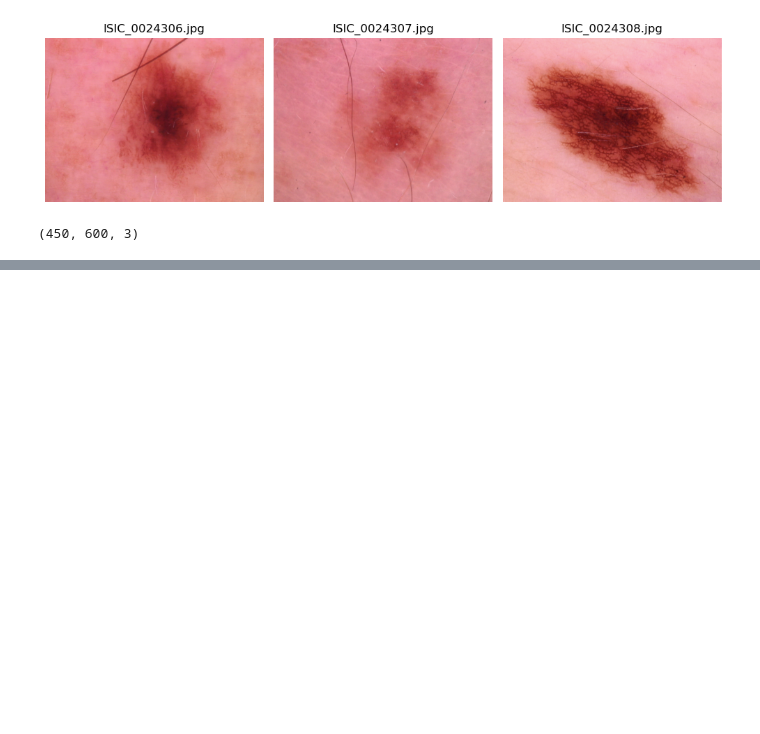
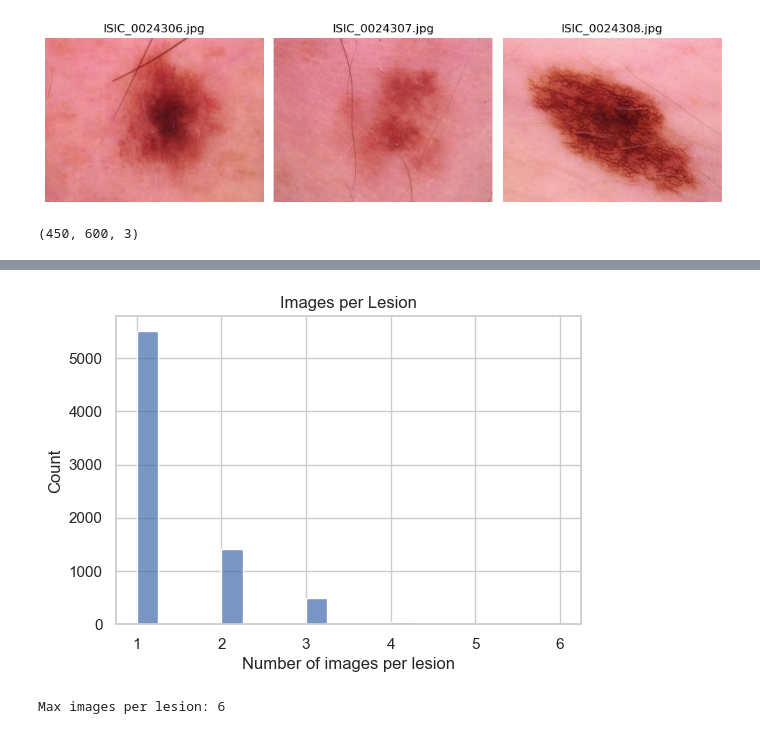
Before and after one commit to NicholasBorch/Bachelor-Project, a Jupyter notebook: EDA/HAM10000_EDA.ipynb, the cells around one changed output, grey strips where cells are left out. Saved outputs shown, nothing was run; the diff lists cells and outputs as text; code cells hidden in the pictures; blank space fills up the shorter version.

```diff
--- a/EDA/HAM10000_EDA.ipynb
+++ b/EDA/HAM10000_EDA.ipynb
@@ -40,0 +119,15 @@ image_arrays[0].shape
+# %%
+# Images per lesion
+
+lesion_image_counts = df.groupby("lesion_id")["image_id"].count()
+
+plt.figure(figsize=(6,4))
+sns.histplot(lesion_image_counts, bins=20)
+plt.title("Images per Lesion")
+plt.xlabel("Number of images per lesion")
+plt.show()
+
+print("Max images per lesion:", lesion_image_counts.max())
+# %% [output]
+[figure, added]
+Max images per lesion: 6
```
Also changed, not shown: parts of 10 cells of this notebook, 2 other files.
